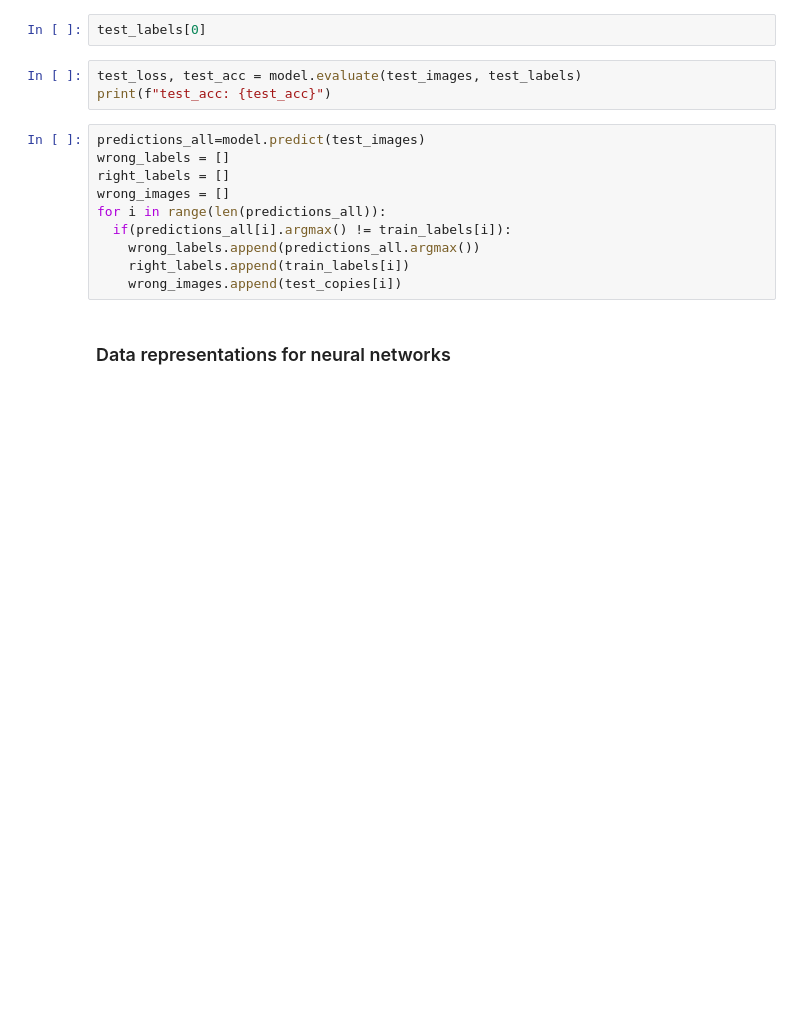
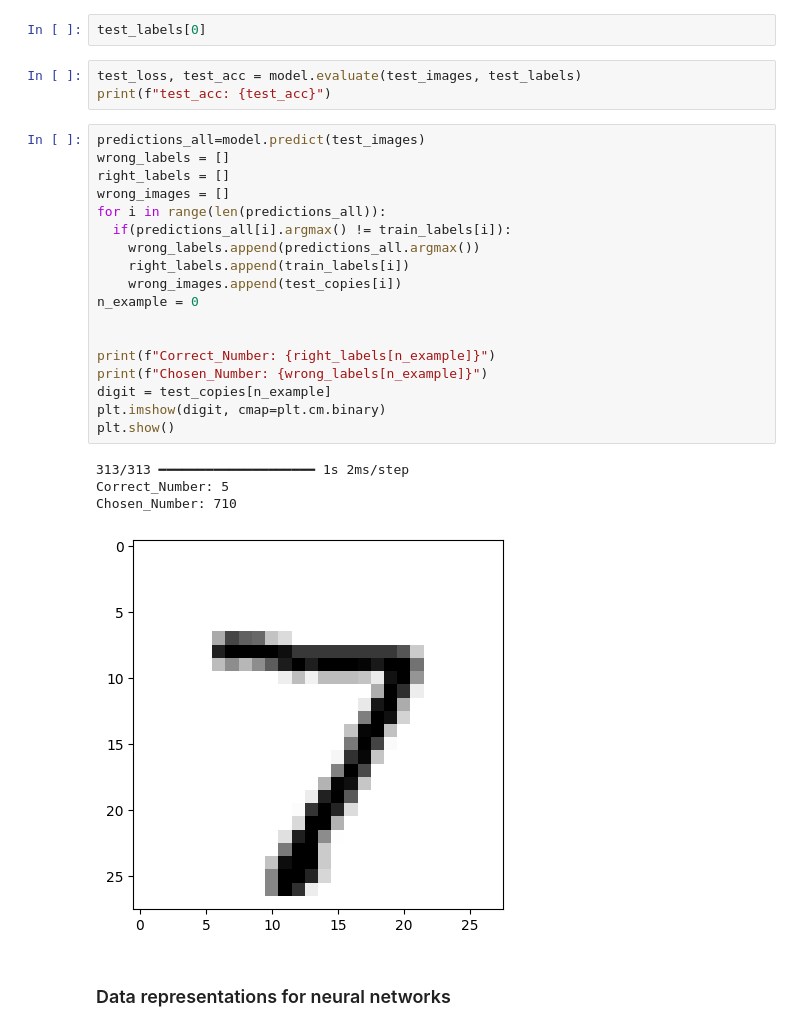
Before and after one commit to Aarolin-GH/colab-sheets, a Jupyter notebook: chapter02_mathematical-building-blocks.ipynb, the cells around one changed output. Cells and saved outputs as stored; diff of their text form; blank space fills up the shorter version.

```diff
--- a/chapter02_mathematical-building-blocks.ipynb
+++ b/chapter02_mathematical-building-blocks.ipynb
@@ -115,13 +116,26 @@ print(f"test_acc: {test_acc}")
 # %%
 predictions_all=model.predict(test_images)
 wrong_labels = []
 right_labels = []
 wrong_images = []
 for i in range(len(predictions_all)):
   if(predictions_all[i].argmax() != train_labels[i]):
     wrong_labels.append(predictions_all.argmax())
     right_labels.append(train_labels[i])
     wrong_images.append(test_copies[i])
+n_example = 0
+
+
+print(f"Correct_Number: {right_labels[n_example]}")
+print(f"Chosen_Number: {wrong_labels[n_example]}")
+digit = test_copies[n_example]
+plt.imshow(digit, cmap=plt.cm.binary)
+plt.show()
+# %% [output]
+313/313 ━━━━━━━━━━━━━━━━━━━━ 1s 2ms/step
+Correct_Number: 5
+Chosen_Number: 710
+[figure, added]
 # %% [markdown]
 ### Data representations for neural networks
 # %% [markdown]
```
Also changed, not shown: parts of 2 cells of this notebook.
